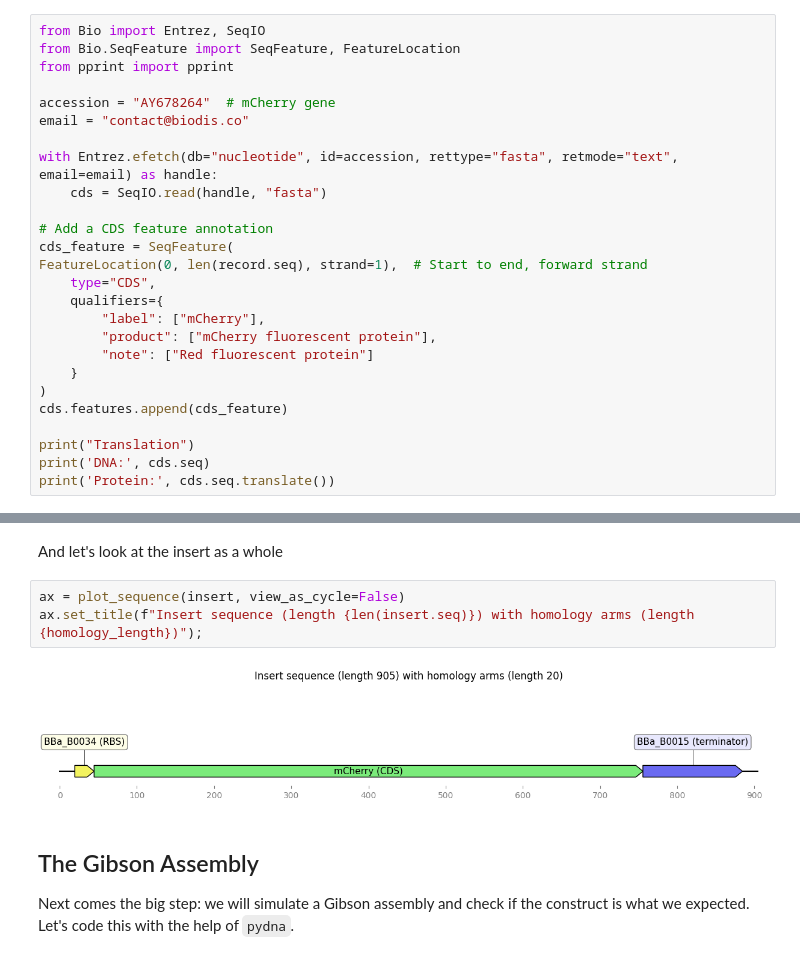
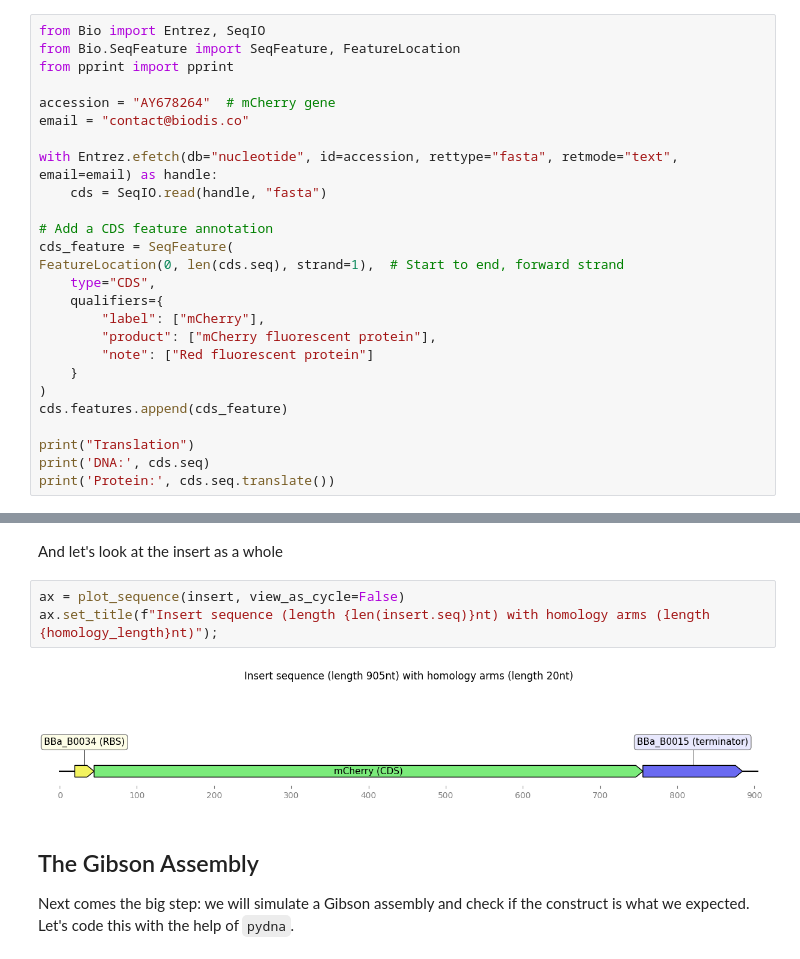
Before and after one commit to BioDisCo/computational_bioengineering, a Jupyter notebook: plasmids/notes.ipynb, the cells around one changed output, grey strips where cells are left out. Cells and saved outputs as stored; diff of their text form.

```diff
--- a/plasmids/notes.ipynb
+++ b/plasmids/notes.ipynb
@@ -845,7 +845,7 @@ with Entrez.efetch(db="nucleotide", id=accession, rettype="fasta", retmode="text
 
 # Add a CDS feature annotation
 cds_feature = SeqFeature(
-FeatureLocation(0, len(record.seq), strand=1),  # Start to end, forward strand
+FeatureLocation(0, len(cds.seq), strand=1),  # Start to end, forward strand
     type="CDS",
     qualifiers={
         "label": ["mCherry"],
@@ -890,9 +890,9 @@ insert = left_homology + rbs + cds + terminator + right_homology
 And let's look at the insert as a whole
 # %%
 ax = plot_sequence(insert, view_as_cycle=False)
-ax.set_title(f"Insert sequence (length {len(insert.seq)}) with homology arms (length {homology_length})");
+ax.set_title(f"Insert sequence (length {len(insert.seq)}nt) with homology arms (length {homology_length}nt)");
 # %% [output]
-[figure, old version]
+[figure, new version]
 # %% [markdown]
 ## The Gibson Assembly
 
```
Also changed, not shown: parts of 4 cells of this notebook, 6 other files.
